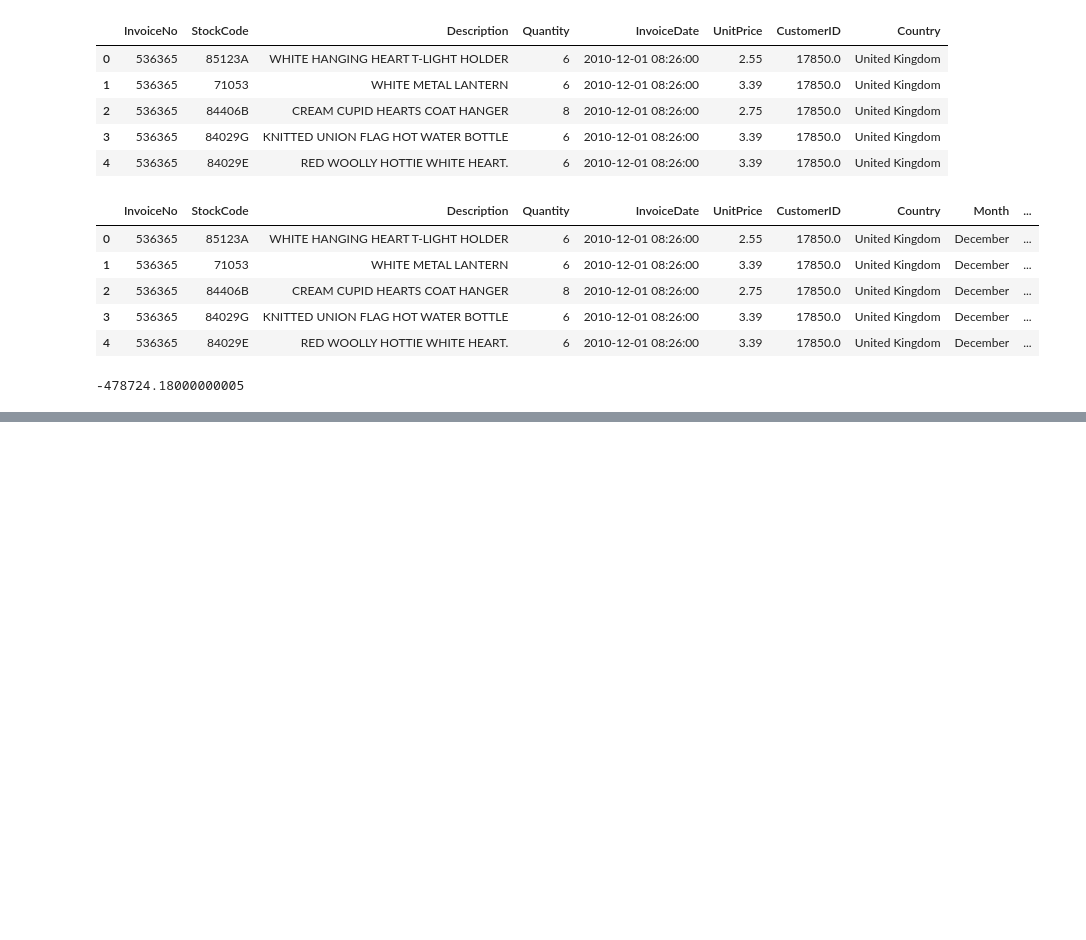
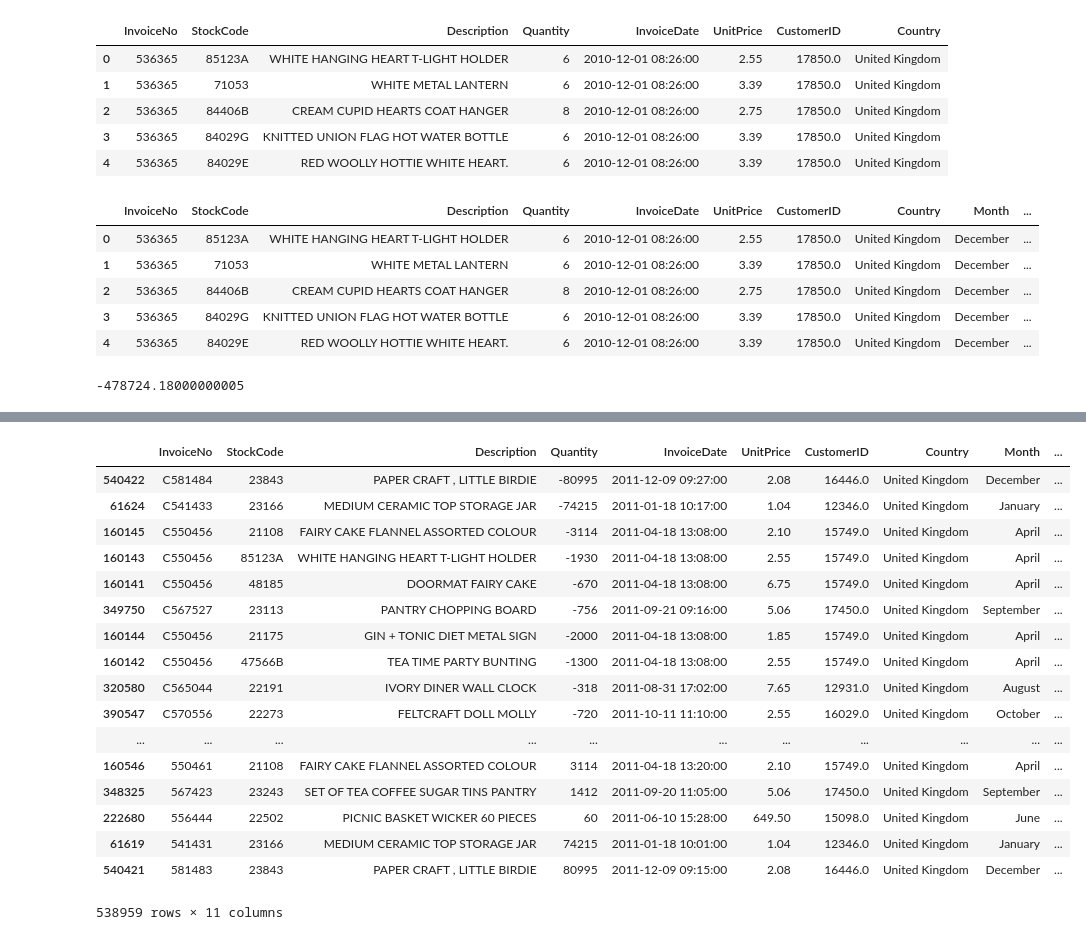
Before and after one commit to tristar82/Project-Week-8-Final-Project, a Jupyter notebook: your-project/Code/X_returns_deep_dive.ipynb, the cells around one changed output, grey strips where cells are left out. Drawn from its saved outputs; the diff is of its cells as text; code cells hidden in the pictures; blank space fills up the shorter version.

```diff
--- a/your-project/Code/X_returns_deep_dive.ipynb
+++ b/your-project/Code/X_returns_deep_dive.ipynb
@@ -346,0 +729,21 @@ df[df['Return'] ==1 ].Rev.sum()
+# %%
+df.sort_values(by='Rev')
+# %% [output]
+|  | InvoiceNo | StockCode | Description | Quantity | InvoiceDate | UnitPrice | CustomerID | Country | Month | ... |
+| 540422 | C581484 | 23843 | PAPER CRAFT , LITTLE BIRDIE | -80995 | 2011-12-09 09:27:00 | 2.08 | 16446.0 | United Kingdom | December | ... |
+| 61624 | C541433 | 23166 | MEDIUM CERAMIC TOP STORAGE JAR | -74215 | 2011-01-18 10:17:00 | 1.04 | 12346.0 | United Kingdom | January | ... |
+| 160145 | C550456 | 21108 | FAIRY CAKE FLANNEL ASSORTED COLOUR | -3114 | 2011-04-18 13:08:00 | 2.10 | 15749.0 | United Kingdom | April | ... |
+| 160143 | C550456 | 85123A | WHITE HANGING HEART T-LIGHT HOLDER | -1930 | 2011-04-18 13:08:00 | 2.55 | 15749.0 | United Kingdom | April | ... |
+| 160141 | C550456 | 48185 | DOORMAT FAIRY CAKE | -670 | 2011-04-18 13:08:00 | 6.75 | 15749.0 | United Kingdom | April | ... |
+| 349750 | C567527 | 23113 | PANTRY CHOPPING BOARD | -756 | 2011-09-21 09:16:00 | 5.06 | 17450.0 | United Kingdom | September | ... |
+| 160144 | C550456 | 21175 | GIN + TONIC DIET METAL SIGN | -2000 | 2011-04-18 13:08:00 | 1.85 | 15749.0 | United Kingdom | April | ... |
+| 160142 | C550456 | 47566B | TEA TIME PARTY BUNTING | -1300 | 2011-04-18 13:08:00 | 2.55 | 15749.0 | United Kingdom | April | ... |
+| 320580 | C565044 | 22191 | IVORY DINER WALL CLOCK | -318 | 2011-08-31 17:02:00 | 7.65 | 12931.0 | United Kingdom | August | ... |
+| 390547 | C570556 | 22273 | FELTCRAFT DOLL MOLLY | -720 | 2011-10-11 11:10:00 | 2.55 | 16029.0 | United Kingdom | October | ... |
+| ... | ... | ... | ... | ... | ... | ... | ... | ... | ... | ... |
+| 160546 | 550461 | 21108 | FAIRY CAKE FLANNEL ASSORTED COLOUR | 3114 | 2011-04-18 13:20:00 | 2.10 | 15749.0 | United Kingdom | April | ... |
+| 348325 | 567423 | 23243 | SET OF TEA COFFEE SUGAR TINS PANTRY | 1412 | 2011-09-20 11:05:00 | 5.06 | 17450.0 | United Kingdom | September | ... |
+| 222680 | 556444 | 22502 | PICNIC BASKET WICKER 60 PIECES | 60 | 2011-06-10 15:28:00 | 649.50 | 15098.0 | United Kingdom | June | ... |
+| 61619 | 541431 | 23166 | MEDIUM CERAMIC TOP STORAGE JAR | 74215 | 2011-01-18 10:01:00 | 1.04 | 12346.0 | United Kingdom | January | ... |
+| 540421 | 581483 | 23843 | PAPER CRAFT , LITTLE BIRDIE | 80995 | 2011-12-09 09:15:00 | 2.08 | 16446.0 | United Kingdom | December | ... |
+538959 rows × 11 columns
```
Also changed, not shown: parts of 73 cells of this notebook, 8 other files.
